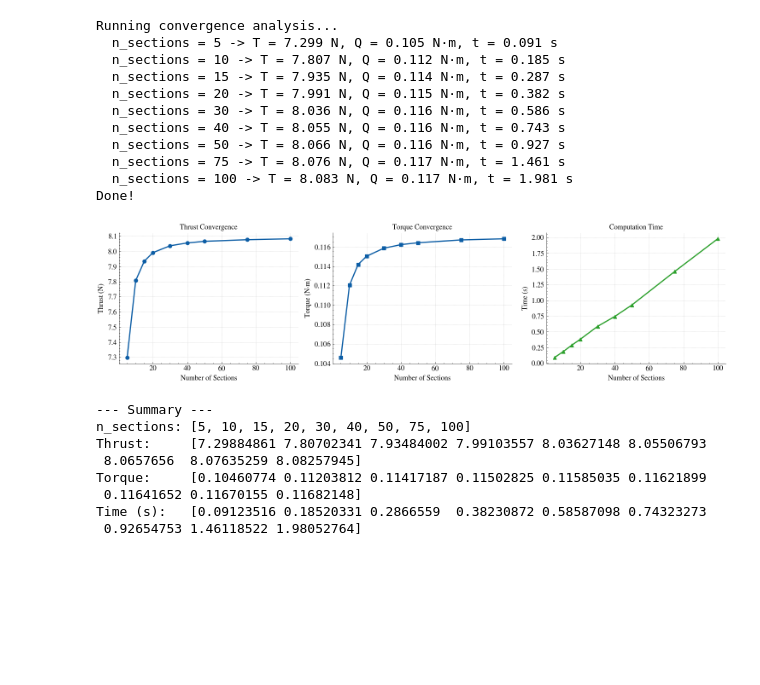
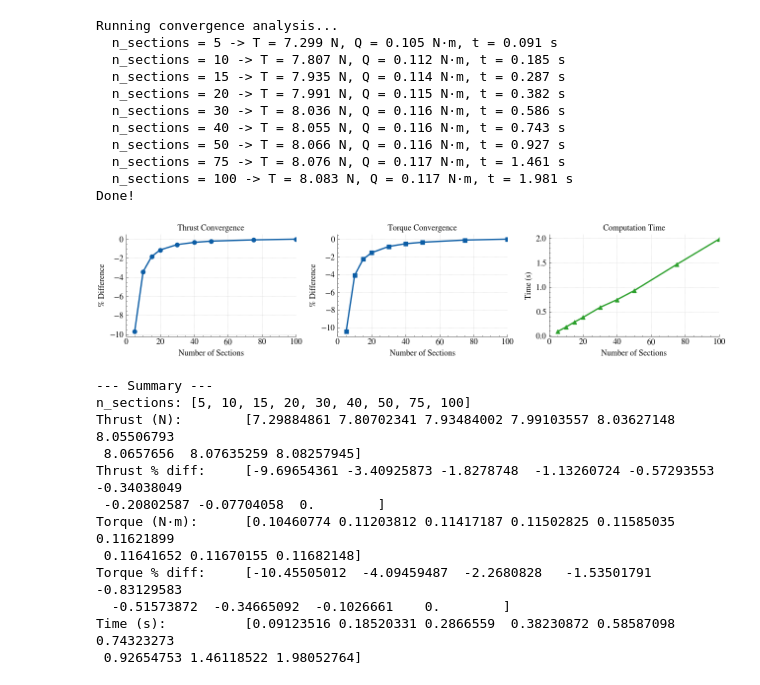
Before and after one commit to Frxljord/FastBEMT, a Jupyter notebook: Figure Generation/SectionConvergence.ipynb, the cells around one changed output. Saved outputs shown, nothing was run; the diff lists cells and outputs as text; code cells hidden in the pictures; blank space fills up the shorter version.

```diff
--- a/Figure Generation/SectionConvergence.ipynb
+++ b/Figure Generation/SectionConvergence.ipynb
@@ -96,58 +96,75 @@ Running convergence analysis...
 Done!
 # %%
 # Plot convergence
-fig, axes = plt.subplots(1, 3, figsize=(15, 4))
+fig, axes = plt.subplots(1, 3, figsize=(13, 3))
+
+# Calculate reference values at 100 sections (last value)
+thrust_ref = thrust_values[-1]
+torque_ref = torque_values[-1]
+
+# Calculate percentage differences
+thrust_pct = (np.array(thrust_values) - thrust_ref) / thrust_ref * 100
+torque_pct = (np.array(torque_values) - torque_ref) / torque_ref * 100
 
 # Thrust convergence
 ax = axes[0]
-ax.plot(n_sections_range, thrust_values, 'o-', linewidth=2, markersize=6)
+ax.plot(n_sections_range, thrust_pct, 'o-', linewidth=2, markersize=6)
 ax.set_xlabel('Number of Sections', fontsize=12)
-ax.set_ylabel('Thrust (N)', fontsize=12)
+ax.set_ylabel('% Difference', fontsize=12)
 ax.set_title('Thrust Convergence', fontsize=12)
 ax.spines[['top', 'right']].set_visible(False)
 ax.tick_params(top=False, right=False, which='both')
 ax.tick_params(labelsize=12)
 ax.grid(True, alpha=1, linestyle=':')
+ax.set_xlim(0, 100)
 
 # Torque convergence
 ax = axes[1]
-ax.plot(n_sections_range, torque_values, 's-', linewidth=2, markersize=6)
+ax.plot(n_sections_range, torque_pct, 's-', linewidth=2, markersize=6)
 ax.set_xlabel('Number of Sections', fontsize=12)
-ax.set_ylabel('Torque (N·m)', fontsize=12)
+ax.set_ylabel('% Difference', fontsize=12)
 ax.set_title('Torque Convergence', fontsize=12)
 ax.spines[['top', 'right']].set_visible(False)
 ax.tick_params(top=False, right=False, which='both')
 ax.tick_params(labelsize=12)
 ax.grid(True, alpha=1, linestyle=':')
+ax.set_xlim(0, 100)
 
 # Computation time
 ax = axes[2]
 ax.plot(n_sections_range, time_values, '^-', linewidth=2, markersize=6, color='tab:green')
 ax.set_xlabel('Number of Sections', fontsize=12)
 ax.set_ylabel('Time (s)', fontsize=12)
 ax.set_title('Computation Time', fontsize=12)
 ax.spines[['top', 'right']].set_visible(False)
 ax.tick_params(top=False, right=False, which='both')
 ax.tick_params(labelsize=12)
 ax.grid(True, alpha=1, linestyle=':')
+ax.set_xlim(0, 100)
 
 plt.tight_layout()
-plt.savefig('Figures/section_convergence.png', dpi=200)
+plt.savefig('Figures/section_convergence.pdf', dpi=200)
 plt.show()
 
 # Print summary
 print('\n--- Summary ---')
 print(f'n_sections: {n_sections_range}')
-print(f'Thrust:     {np.array(thrust_values)}')
-print(f'Torque:     {np.array(torque_values)}')
-print(f'Time (s):   {np.array(time_values)}')
+print(f'Thrust (N):        {np.array(thrust_values)}')
+print(f'Thrust % diff:     {thrust_pct}')
+print(f'Torque (N·m):      {np.array(torque_values)}')
+print(f'Torque % diff:     {torque_pct}')
+print(f'Time (s):          {np.array(time_values)}')
 # %% [output]
-[figure, old version]
+[figure, new version]
 --- Summary ---
 n_sections: [5, 10, 15, 20, 30, 40, 50, 75, 100]
-Thrust:     [7.29884861 7.80702341 7.93484002 7.99103557 8.03627148 8.05506793
+Thrust (N):        [7.29884861 7.80702341 7.93484002 7.99103557 8.03627148 8.05506793
  8.0657656  8.07635259 8.08257945]
-Torque:     [0.10460774 0.11203812 0.11417187 0.11502825 0.11585035 0.11621899
+Thrust % diff:     [-9.69654361 -3.40925873 -1.8278748  -1.13260724 -0.57293553 -0.34038049
+ -0.20802587 -0.07704058  0.        ]
+Torque (N·m):      [0.10460774 0.11203812 0.11417187 0.11502825 0.11585035 0.11621899
  0.11641652 0.11670155 0.11682148]
-Time (s):   [0.09123516 0.18520331 0.2866559  0.38230872 0.58587098 0.74323273
+Torque % diff:     [-10.45505012  -4.09459487  -2.2680828   -1.53501791  -0.83129583
+  -0.51573872  -0.34665092  -0.1026661    0.        ]
+Time (s):          [0.09123516 0.18520331 0.2866559  0.38230872 0.58587098 0.74323273
  0.92654753 1.46118522 1.98052764]
```
Also changed, not shown: 2 other files.
